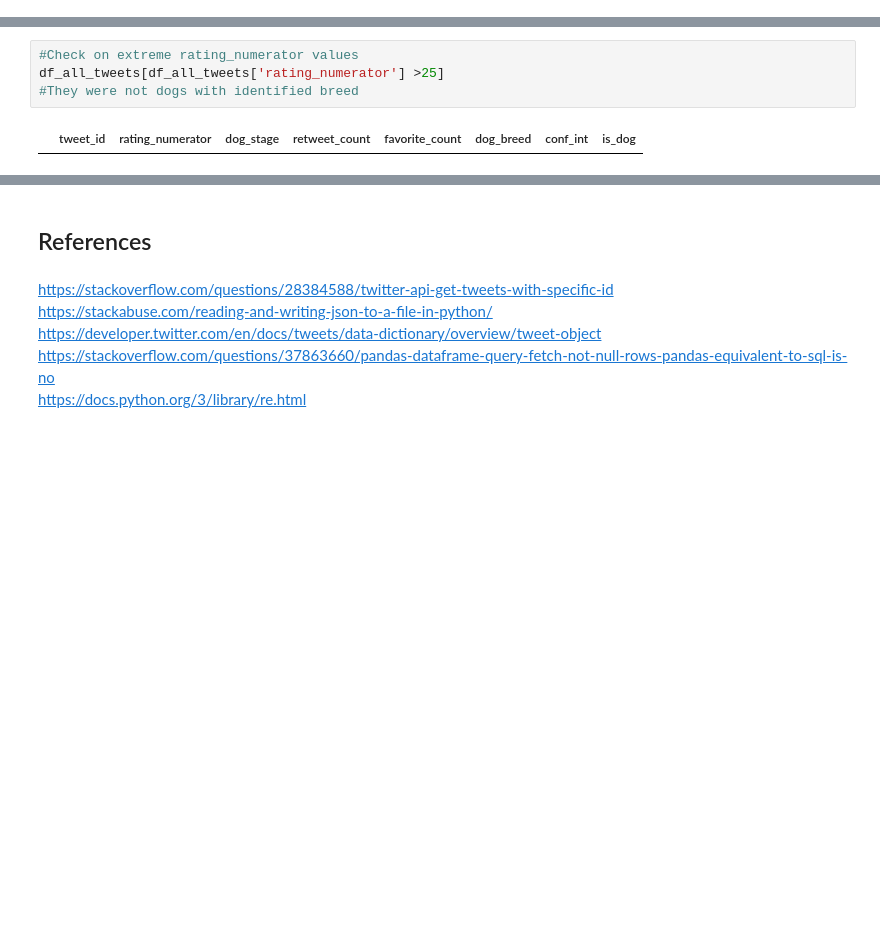
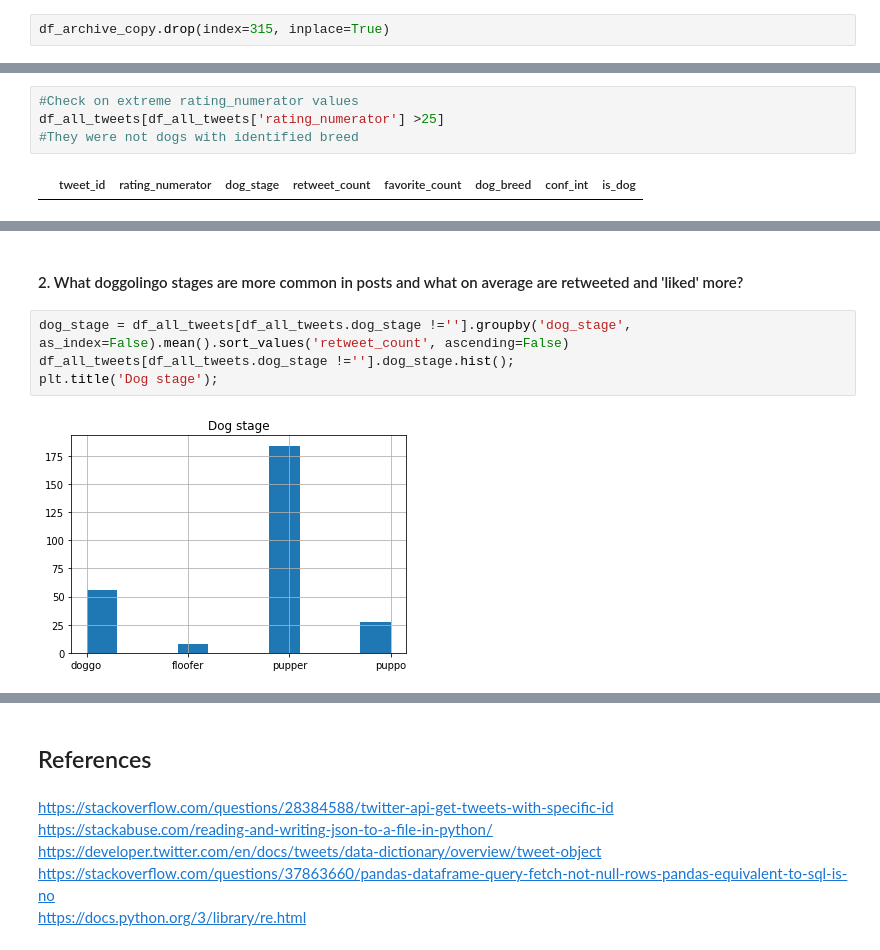
Before and after one commit to amr9410/PythonDataWrangling, a Jupyter notebook: wrangle_act.ipynb, the cells around one changed output, grey strips where cells are left out. Drawn from its saved outputs; the diff is of its cells as text; blank space fills up the shorter version.

```diff
--- a/wrangle_act.ipynb
+++ b/wrangle_act.ipynb
@@ -534,0 +547,2 @@ df_archive_copy[df_archive_copy['rating_numerator'] > 25]
+# %%
+df_archive_copy.drop(index=315, inplace=True)
@@ -752,0 +823,8 @@ At least three (3) insights and one (1) visualization must be produced.
+# %% [markdown]
+#### 2. What doggolingo stages are more common in posts and what on average are retweeted and 'liked' more?
+# %%
+dog_stage = df_all_tweets[df_all_tweets.dog_stage !=''].groupby('dog_stage', as_index=False).mean().sort_values('retweet_count', ascending=False)
+df_all_tweets[df_all_tweets.dog_stage !=''].dog_stage.hist();
+plt.title('Dog stage');
+# %% [output]
+[figure, added]
```
Also changed, not shown: parts of 27 cells of this notebook.
